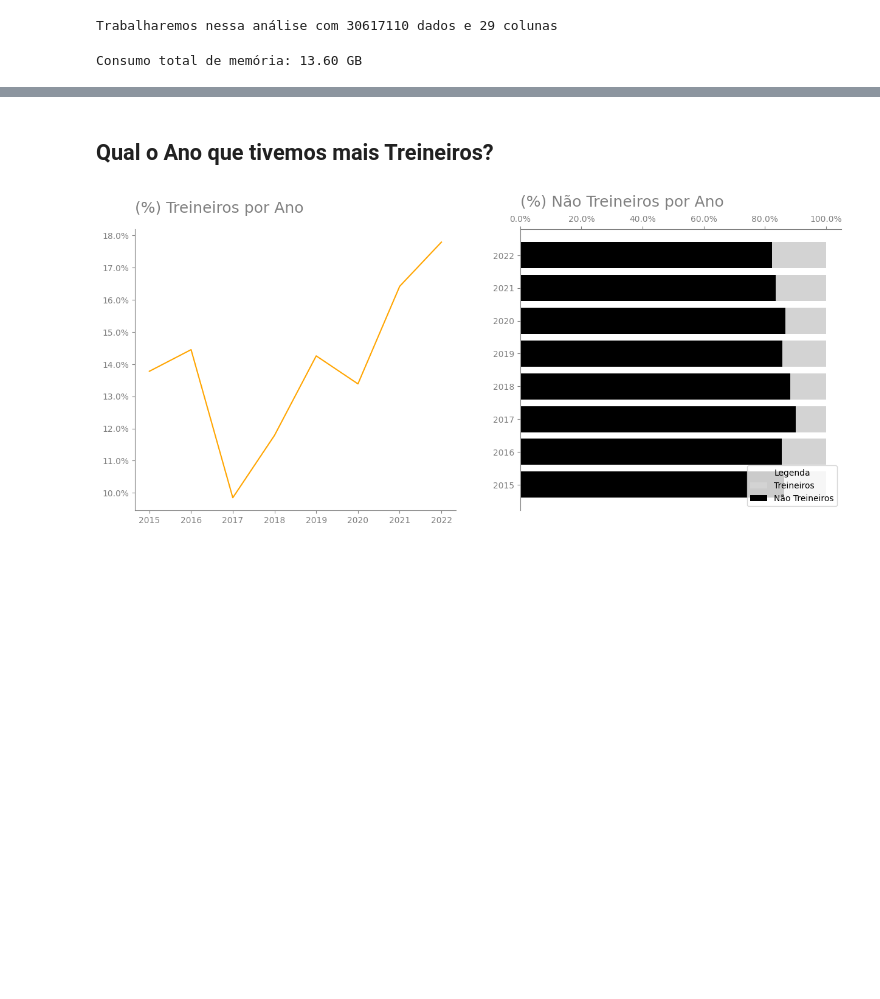
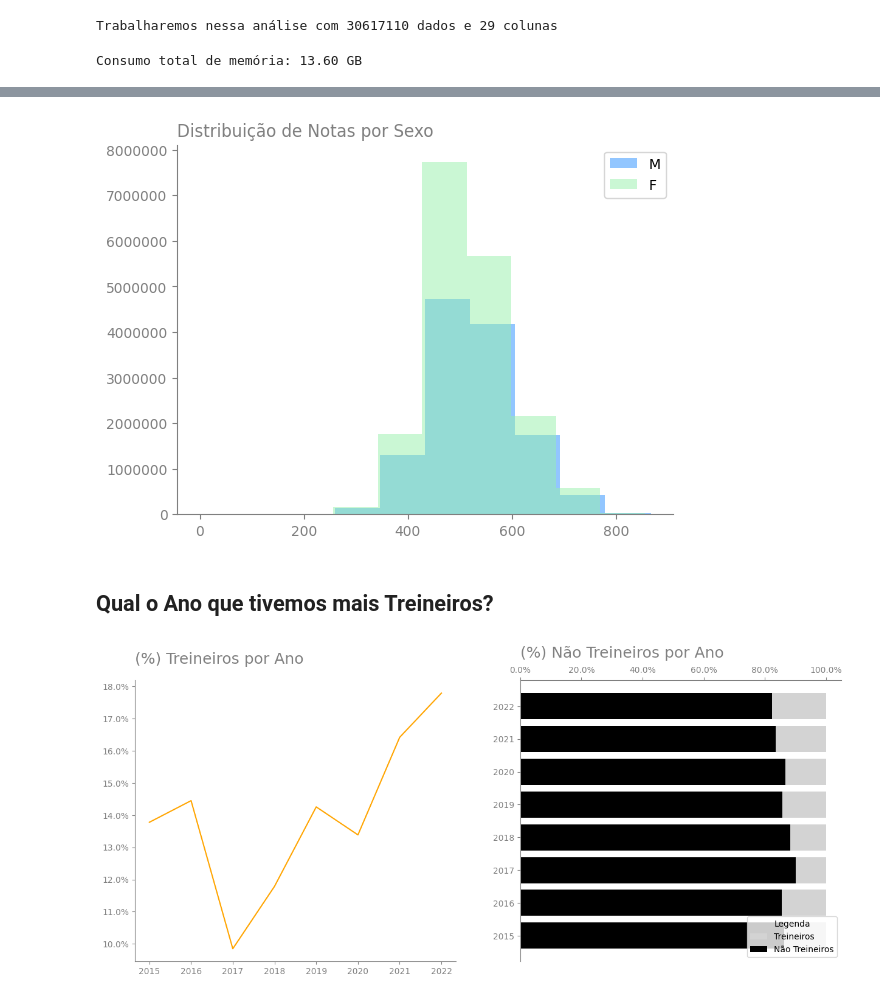
Before and after one commit to LiamFer/ENEM-Analysis, a Jupyter notebook: main_analysis.ipynb, the cells around one changed output, grey strips where cells are left out. Saved outputs shown, nothing was run; the diff lists cells and outputs as text; code cells hidden in the pictures; blank space fills up the shorter version.

Commit message:
Distribuição de notas totais

```diff
--- a/main_analysis.ipynb
+++ b/main_analysis.ipynb
@@ -171,3 +173,20 @@ enem.sample(3)
+# %%
+# Distribuição de notas por Sexo
+
+plt.title("Distribuição de Notas por Sexo",loc='left',color='gray')
+plt.hist(enem.loc[enem['Sexo']=='M',"Nota Total"],label='M')
+plt.hist(enem.loc[enem['Sexo']=='F',"Nota Total"], alpha=0.5,label='F')
+plt.gca().ticklabel_format(style='plain')
+plt.legend(loc='upper right')
+
+plt.tick_params(axis='x', colors='gray')
+plt.tick_params(axis='y', colors='gray')
+plt.gca().spines['top'].set_visible(False)
+plt.gca().spines['right'].set_visible(False)
+plt.gca().spines['bottom'].set_color("gray")
+plt.gca().spines['left'].set_color("gray")
+# %% [output]
+[figure, added]
 # %% [markdown]
 ## Qual o Ano que tivemos mais Treineiros?
 # %%
```
Also changed, not shown: parts of 7 cells of this notebook.
